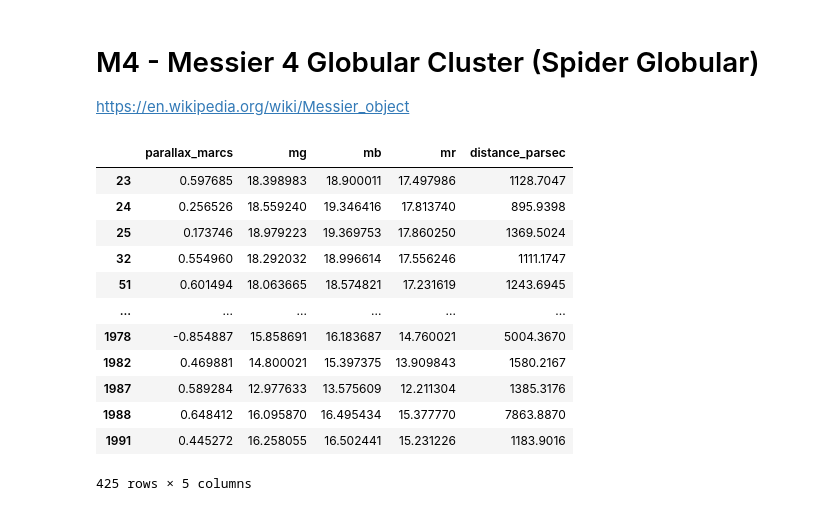
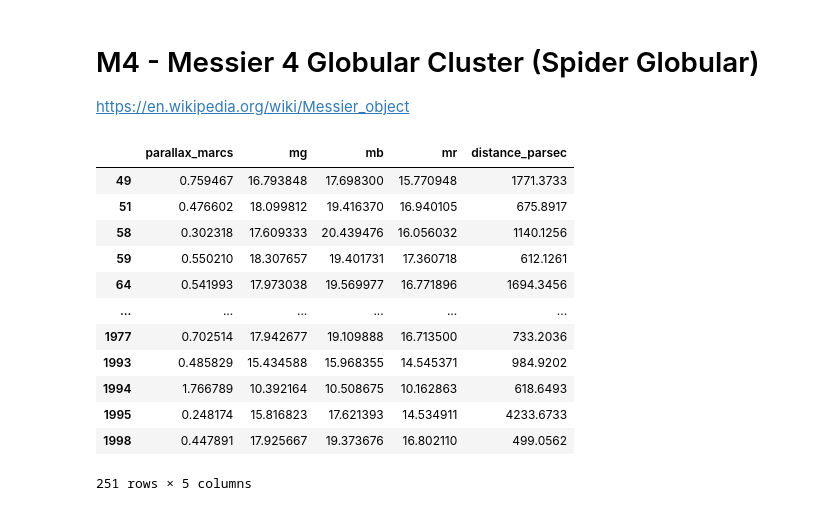
Before and after one commit to Pmcslarrow/FinalCosmos, a Jupyter notebook: cluster.ipynb, the cells around one changed output. Saved outputs shown, nothing was run; the diff lists cells and outputs as text; code cells hidden in the pictures.

```diff
--- a/cluster.ipynb
+++ b/cluster.ipynb
@@ -4,38 +4,38 @@ https://en.wikipedia.org/wiki/Messier_object
 # %%
 import pandas as pd
 import matplotlib.pyplot as plt
 import numpy as np
 
-df = pd.read_csv('m4.csv')
+df = pd.read_csv('m6.csv')
 df = df[[
     'parallax',
     'phot_g_mean_mag',
     'phot_bp_mean_mag',
     'phot_rp_mean_mag',
     'distance_gspphot'
 ]].rename(columns={
     'parallax': 'parallax_marcs',
     'phot_g_mean_mag' : 'mg',
     'phot_bp_mean_mag': 'mb',
     'phot_rp_mean_mag': 'mr',
     'distance_gspphot': 'distance_parsec'
 })
 df.dropna(inplace=True)
 df
 # %% [output]
 |  | parallax_marcs | mg | mb | mr | distance_parsec |
-| 23 | 0.597685 | 18.398983 | 18.900011 | 17.497986 | 1128.7047 |
-| 24 | 0.256526 | 18.559240 | 19.346416 | 17.813740 | 895.9398 |
-| 25 | 0.173746 | 18.979223 | 19.369753 | 17.860250 | 1369.5024 |
-| 32 | 0.554960 | 18.292032 | 18.996614 | 17.556246 | 1111.1747 |
-| 51 | 0.601494 | 18.063665 | 18.574821 | 17.231619 | 1243.6945 |
+| 49 | 0.759467 | 16.793848 | 17.698300 | 15.770948 | 1771.3733 |
+| 51 | 0.476602 | 18.099812 | 19.416370 | 16.940105 | 675.8917 |
+| 58 | 0.302318 | 17.609333 | 20.439476 | 16.056032 | 1140.1256 |
+| 59 | 0.550210 | 18.307657 | 19.401731 | 17.360718 | 612.1261 |
+| 64 | 0.541993 | 17.973038 | 19.569977 | 16.771896 | 1694.3456 |
 | ... | ... | ... | ... | ... | ... |
-| 1978 | -0.854887 | 15.858691 | 16.183687 | 14.760021 | 5004.3670 |
-| 1982 | 0.469881 | 14.800021 | 15.397375 | 13.909843 | 1580.2167 |
-| 1987 | 0.589284 | 12.977633 | 13.575609 | 12.211304 | 1385.3176 |
-| 1988 | 0.648412 | 16.095870 | 16.495434 | 15.377770 | 7863.8870 |
-| 1991 | 0.445272 | 16.258055 | 16.502441 | 15.231226 | 1183.9016 |
+| 1977 | 0.702514 | 17.942677 | 19.109888 | 16.713500 | 733.2036 |
+| 1993 | 0.485829 | 15.434588 | 15.968355 | 14.545371 | 984.9202 |
+| 1994 | 1.766789 | 10.392164 | 10.508675 | 10.162863 | 618.6493 |
+| 1995 | 0.248174 | 15.816823 | 17.621393 | 14.534911 | 4233.6733 |
+| 1998 | 0.447891 | 17.925667 | 19.373676 | 16.802110 | 499.0562 |
-425 rows × 5 columns
+251 rows × 5 columns
 # %%
 df['color_index'] = df['mb'] - df['mr']
 df['parallax_arc'] = df['parallax_marcs'] / 1000
```
Also changed, not shown: parts of 2 cells of this notebook, 1 other file.
